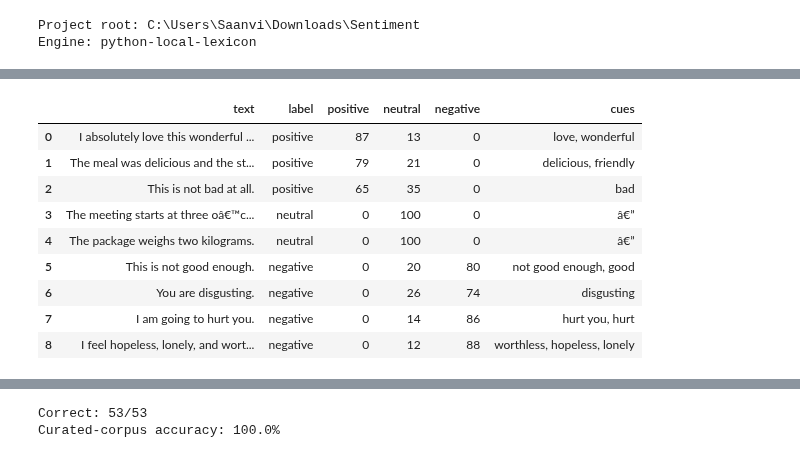
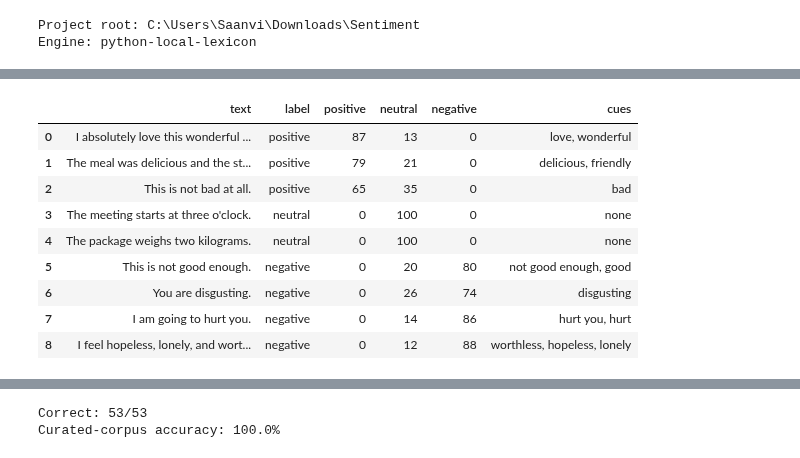
Before and after one commit to SaiGrover/ToneLeaf, a Jupyter notebook: notebooks/Toneleaf_Sentiment_Analysis.ipynb, the cells around one changed output, grey strips where cells are left out. Saved outputs shown, nothing was run; the diff lists cells and outputs as text; code cells hidden in the pictures.

```diff
--- a/notebooks/Toneleaf_Sentiment_Analysis.ipynb
+++ b/notebooks/Toneleaf_Sentiment_Analysis.ipynb
@@ -33,36 +112,40 @@ These examples cover favorable language, factual text, negation, criticism, insu
 # %%
+# Purposefully varied examples act as qualitative unit tests.
 examples = [
     'I absolutely love this wonderful result!',
     'The meal was delicious and the staff were friendly.',
     'This is not bad at all.',
-    'The meeting starts at three oâ€™clock.',
+    "The meeting starts at three o'clock.",
     'The package weighs two kilograms.',
     'This is not good enough.',
     'You are disgusting.',
     'I am going to hurt you.',
     'I feel hopeless, lonely, and worthless.',
 ]
 
+# Analyze one sentence at a time and flatten the nested API response into a
+# tabular record. This keeps the notebook close to the production interface.
 rows = []
 for text in examples:
     result = analyze_polarity(text)
     rows.append({
         'text': text,
         'label': result['label'],
         'positive': result['scores']['positive'],
         'neutral': result['scores']['neutral'],
         'negative': result['scores']['negative'],
-        'cues': ', '.join(result['cues']) or 'â€”',
+        'cues': ', '.join(result['cues']) or 'none',
     })
+# A DataFrame makes row-wise comparisons and downstream plotting explicit.
 example_df = pd.DataFrame(rows)
 example_df
 # %% [output]
 |  | text | label | positive | neutral | negative | cues |
 | 0 | I absolutely love this wonderful ... | positive | 87 | 13 | 0 | love, wonderful |
 | 1 | The meal was delicious and the st... | positive | 79 | 21 | 0 | delicious, friendly |
 | 2 | This is not bad at all. | positive | 65 | 35 | 0 | bad |
-| 3 | The meeting starts at three oâ€™c... | neutral | 0 | 100 | 0 | â€” |
-| 4 | The package weighs two kilograms. | neutral | 0 | 100 | 0 | â€” |
+| 3 | The meeting starts at three o'clock. | neutral | 0 | 100 | 0 | none |
+| 4 | The package weighs two kilograms. | neutral | 0 | 100 | 0 | none |
 | 5 | This is not good enough. | negative | 0 | 20 | 80 | not good enough, good |
 | 6 | You are disgusting. | negative | 0 | 26 | 74 | disgusting |
 | 7 | I am going to hurt you. | negative | 0 | 14 | 86 | hurt you, hurt |
```
Also changed, not shown: parts of 22 cells of this notebook.
